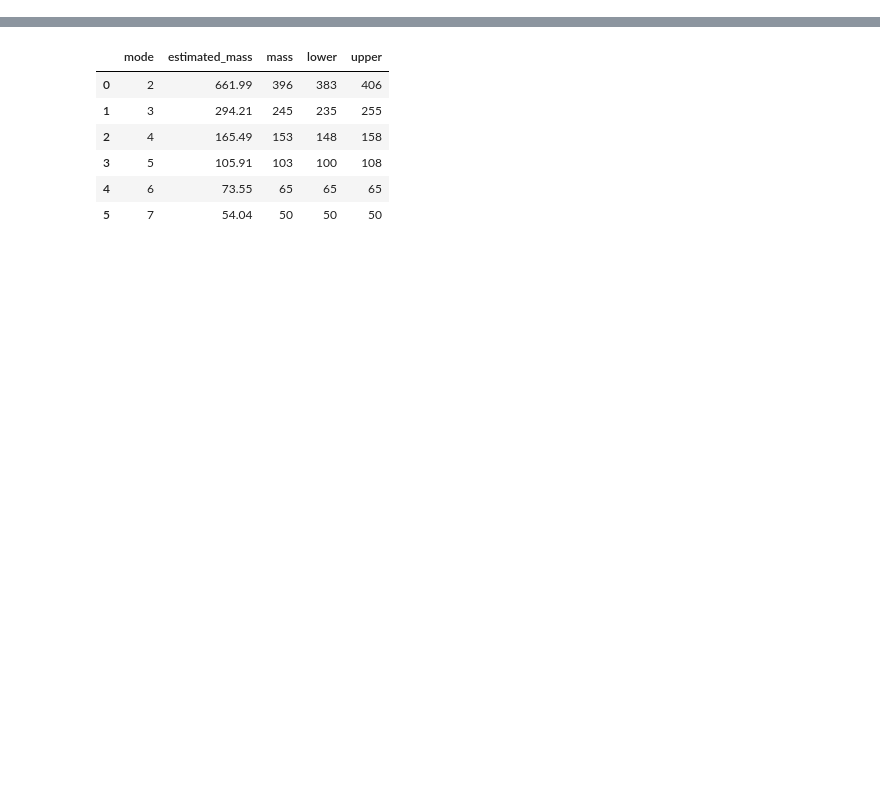
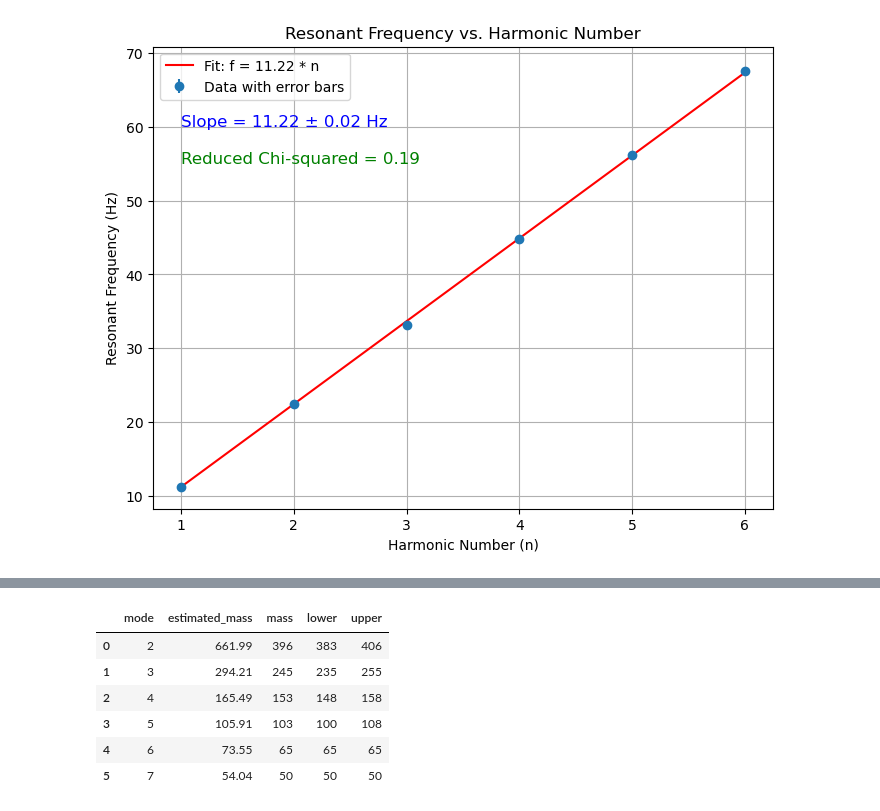
Before and after one commit to Faith-Qiao/physics5bl, a Jupyter notebook: lab11/lab11.ipynb, the cells around one changed output, grey strips where cells are left out. Saved outputs shown, nothing was run; the diff lists cells and outputs as text; code cells hidden in the pictures; blank space fills up the shorter version.

```diff
--- a/lab11/lab11.ipynb
+++ b/lab11/lab11.ipynb
@@ -64,0 +17,47 @@ plt.show()
+# %%
+harmonics = part1['Harmonic']
+lower_bounds = part1['Lower Bound (Hz)']
+upper_bounds = part1['Upper Bound (Hz)']
+center_frequencies = part1['Center (Hz)']
+# %%
+lower_errors = center_frequencies - lower_bounds
+upper_errors = upper_bounds - center_frequencies
+
+def linear_model(n, a):
+    return a * n
+
+params, covariance = curve_fit(linear_model, harmonics, center_frequencies)
+slope = params[0]
+params, covariance = curve_fit(linear_model, harmonics, center_frequencies)
+slope = params[0]
+
+slope_error = np.sqrt(covariance[0, 0])
+
+
+errors = (upper_errors + lower_errors) / 2
+
+residuals = center_frequencies - linear_model(harmonics, *params)
+normalized_residuals = residuals / (upper_errors + lower_errors)
+
+degrees_of_freedom = 5
+# Calculate chi-squared with new symmetric errors
+chi_squared = np.sum((residuals**2) / (errors**2))
+reduced_chi_squared = chi_squared / degrees_of_freedom
+
+
+plt.figure(figsize=(8, 6))
+plt.errorbar(harmonics, center_frequencies, yerr=[lower_errors, upper_errors], fmt='o', label='Data with error bars')
+plt.plot(harmonics, linear_model(harmonics, *params), 'r-', label=f'Fit: f = {slope:.2f} * n')
+
+# Adding text for slope, its error, and chi-squared calculated with midpoint errors
+plt.text(1, 60, f"Slope = {slope:.2f} ± {slope_error:.2f} Hz", color="blue", fontsize=12)
+plt.text(1, 55, f"Reduced Chi-squared = {reduced_chi_squared:.2f}", color="green", fontsize=12)
+
+plt.xlabel("Harmonic Number (n)")
+plt.ylabel("Resonant Frequency (Hz)")
+plt.title("Resonant Frequency vs. Harmonic Number")
+plt.legend()
+plt.grid(True)
+plt.show()
+# %% [output]
+[figure, added]
```
Also changed, not shown: parts of 8 cells of this notebook, 2 other files.
